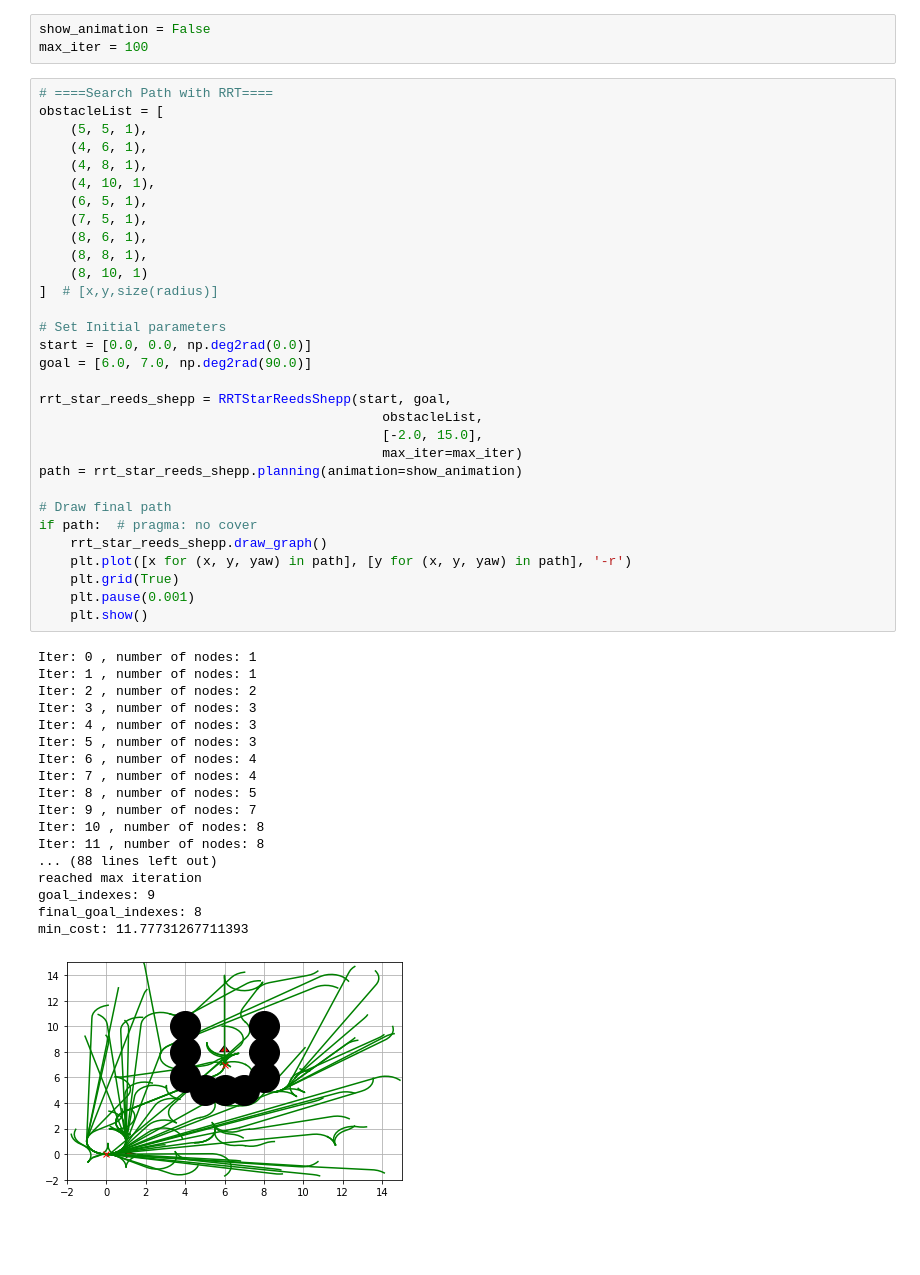
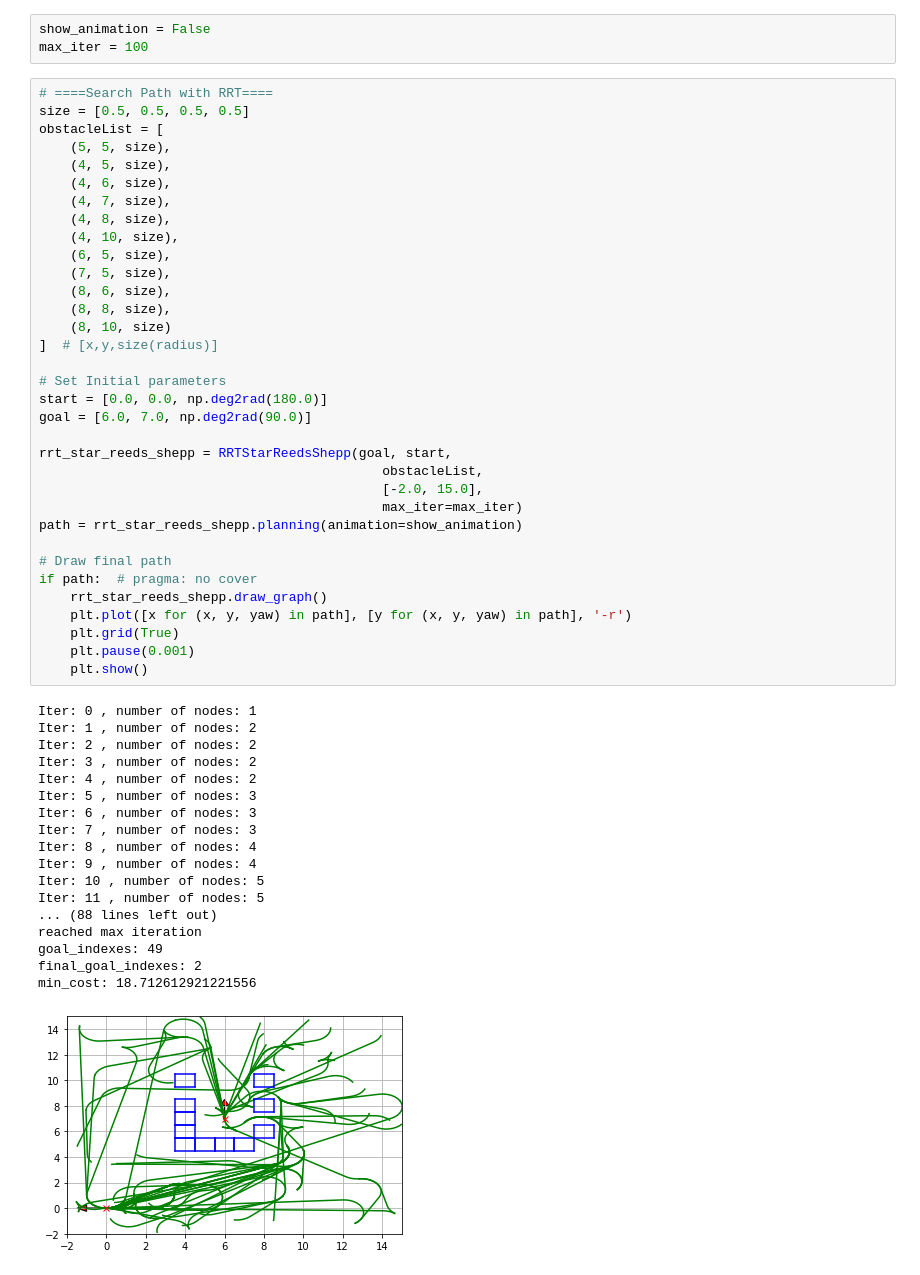
Before and after one commit to braraki/logical-options-framework, a Jupyter notebook: simulator/RRTStarReedsShepp/rrt_reeds_shepp.ipynb, the cells around one changed output. Saved outputs shown, nothing was run; the diff lists cells and outputs as text; blank space fills up the shorter version.

```diff
--- a/simulator/RRTStarReedsShepp/rrt_reeds_shepp.ipynb
+++ b/simulator/RRTStarReedsShepp/rrt_reeds_shepp.ipynb
@@ -15,51 +15,54 @@ show_animation = False
 max_iter = 100
 # %%
 # ====Search Path with RRT====
+size = [0.5, 0.5, 0.5, 0.5]
 obstacleList = [
-    (5, 5, 1),
-    (4, 6, 1),
-    (4, 8, 1),
-    (4, 10, 1),
-    (6, 5, 1),
-    (7, 5, 1),
-    (8, 6, 1),
-    (8, 8, 1),
-    (8, 10, 1)
+    (5, 5, size),
+    (4, 5, size),
+    (4, 6, size),
+    (4, 7, size),
+    (4, 8, size),
+    (4, 10, size),
+    (6, 5, size),
+    (7, 5, size),
+    (8, 6, size),
+    (8, 8, size),
+    (8, 10, size)
 ]  # [x,y,size(radius)]
 
 # Set Initial parameters
-start = [0.0, 0.0, np.deg2rad(0.0)]
+start = [0.0, 0.0, np.deg2rad(180.0)]
 goal = [6.0, 7.0, np.deg2rad(90.0)]
 
-rrt_star_reeds_shepp = RRTStarReedsShepp(start, goal,
+rrt_star_reeds_shepp = RRTStarReedsShepp(goal, start,
                                             obstacleList,
                                             [-2.0, 15.0],
                                             max_iter=max_iter)
 path = rrt_star_reeds_shepp.planning(animation=show_animation)
 
 # Draw final path
 if path:  # pragma: no cover
     rrt_star_reeds_shepp.draw_graph()
     plt.plot([x for (x, y, yaw) in path], [y for (x, y, yaw) in path], '-r')
     plt.grid(True)
     plt.pause(0.001)
     plt.show()
 # %% [output]
 Iter: 0 , number of nodes: 1
-Iter: 1 , number of nodes: 1
+Iter: 1 , number of nodes: 2
 Iter: 2 , number of nodes: 2
-Iter: 3 , number of nodes: 3
-Iter: 4 , number of nodes: 3
+Iter: 3 , number of nodes: 2
+Iter: 4 , number of nodes: 2
 Iter: 5 , number of nodes: 3
-Iter: 6 , number of nodes: 4
-Iter: 7 , number of nodes: 4
-Iter: 8 , number of nodes: 5
-Iter: 9 , number of nodes: 7
-Iter: 10 , number of nodes: 8
-Iter: 11 , number of nodes: 8
+Iter: 6 , number of nodes: 3
+Iter: 7 , number of nodes: 3
+Iter: 8 , number of nodes: 4
+Iter: 9 , number of nodes: 4
+Iter: 10 , number of nodes: 5
+Iter: 11 , number of nodes: 5
 ... (88 lines left out)
 reached max iteration
-goal_indexes: 9
-final_goal_indexes: 8
-min_cost: 11.77731267711393
+goal_indexes: 49
+final_goal_indexes: 2
+min_cost: 18.712612921221556
-[figure, old version]
+[figure, new version]
```
Also changed, not shown: parts of 3 cells of this notebook, 15 other files.
